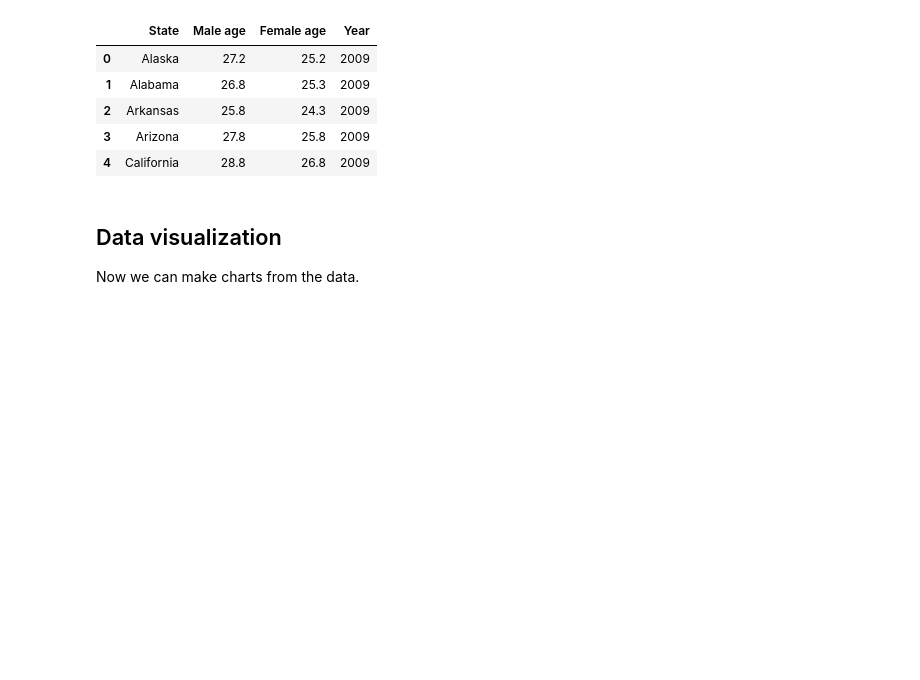
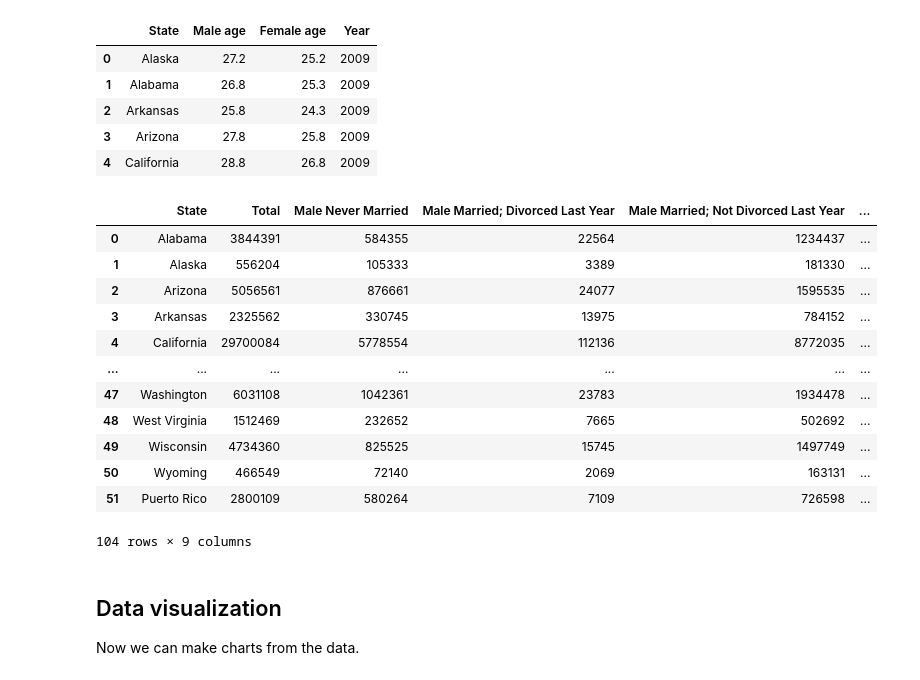
Before and after one commit to asmit-a/pic-16b-project, a Jupyter notebook: censusdata presentation.ipynb, the cells around one changed output. Cells and saved outputs as stored; diff of their text form; code cells hidden in the pictures; blank space fills up the shorter version.

```diff
--- a/censusdata presentation.ipynb
+++ b/censusdata presentation.ipynb
@@ -126,5 +130,23 @@ household_type = get_tables(['B11001_001E', 'B11001_002E','B11001_003E','B11001_
 # %%
-divorces = get_tables(['B12503_001E','B12503_003E','B12503_005E','B12503_006E','B12503_008E','B12503_010E','B12503_011E'],['Total','Male Never Married', 'Male Married; Divorced Last Year', 'Male Married; Not Divorced Last Year','Female Never Married','Female Married; Divorced Last Year','Female Married; Not Divorced Last Year'],[2012, 2019])
+divorces = get_tables(['B12503_001E','B12503_003E','B12503_005E','B12503_006E','B12503_008E','B12503_010E','B12503_011E'],
+                      ['Total','Male Never Married', 'Male Married; Divorced Last Year', 'Male Married; Not Divorced Last Year','Female Never Married','Female Married; Divorced Last Year','Female Married; Not Divorced Last Year'],
+                      [2012, 2019])
+# %%
+divorces
+# %% [output]
+|  | State | Total | Male Never Married | Male Married; Divorced Last Year | Male Married; Not Divorced Last Year | ... |
+| 0 | Alabama | 3844391 | 584355 | 22564 | 1234437 | ... |
+| 1 | Alaska | 556204 | 105333 | 3389 | 181330 | ... |
+| 2 | Arizona | 5056561 | 876661 | 24077 | 1595535 | ... |
+| 3 | Arkansas | 2325562 | 330745 | 13975 | 784152 | ... |
+| 4 | California | 29700084 | 5778554 | 112136 | 8772035 | ... |
+| ... | ... | ... | ... | ... | ... | ... |
+| 47 | Washington | 6031108 | 1042361 | 23783 | 1934478 | ... |
+| 48 | West Virginia | 1512469 | 232652 | 7665 | 502692 | ... |
+| 49 | Wisconsin | 4734360 | 825525 | 15745 | 1497749 | ... |
+| 50 | Wyoming | 466549 | 72140 | 2069 | 163131 | ... |
+| 51 | Puerto Rico | 2800109 | 580264 | 7109 | 726598 | ... |
+104 rows × 9 columns
 # %% [markdown]
 ## Data visualization
 
```
Also changed, not shown: parts of 3 cells of this notebook, 1 other file.
